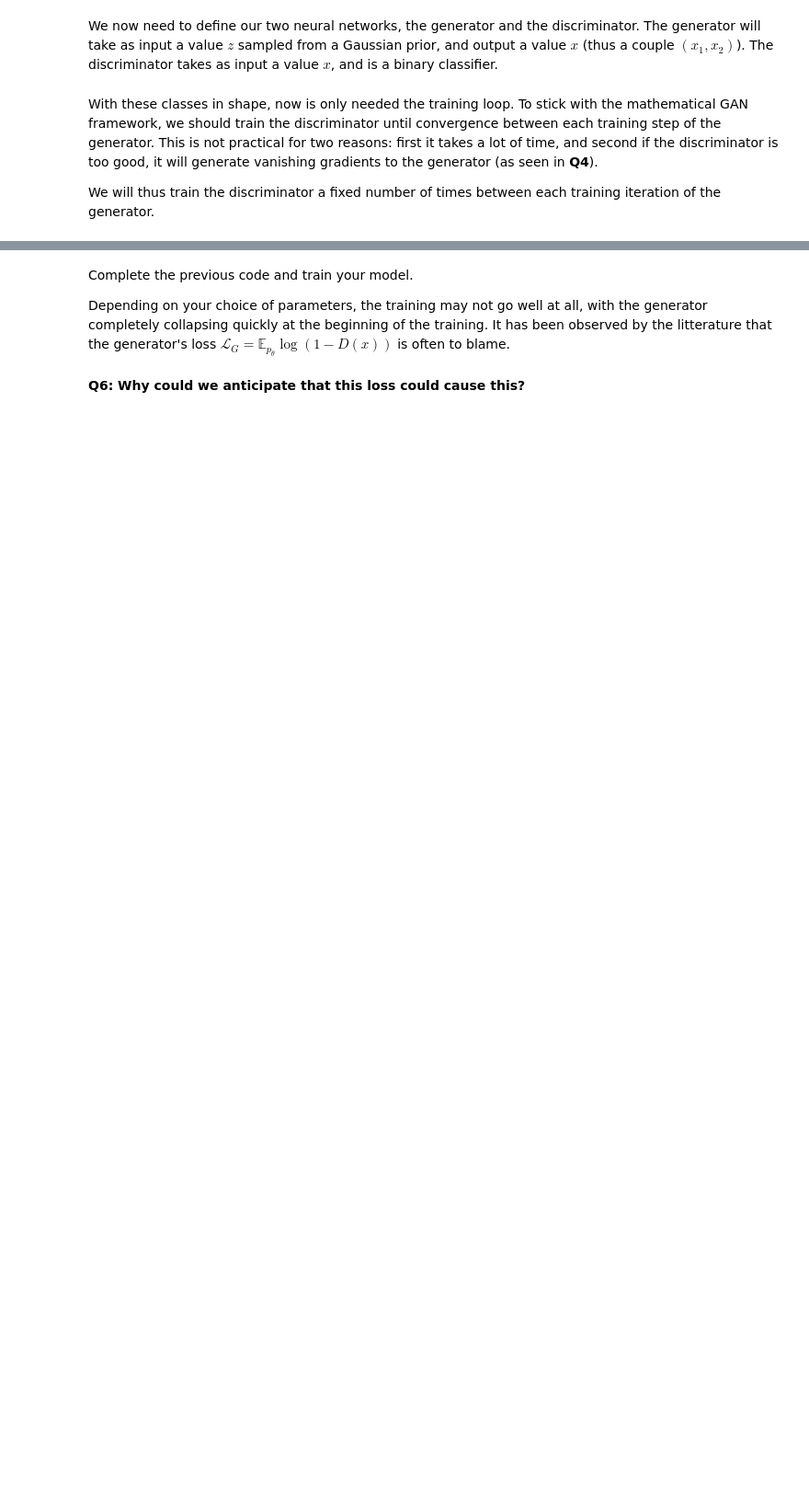
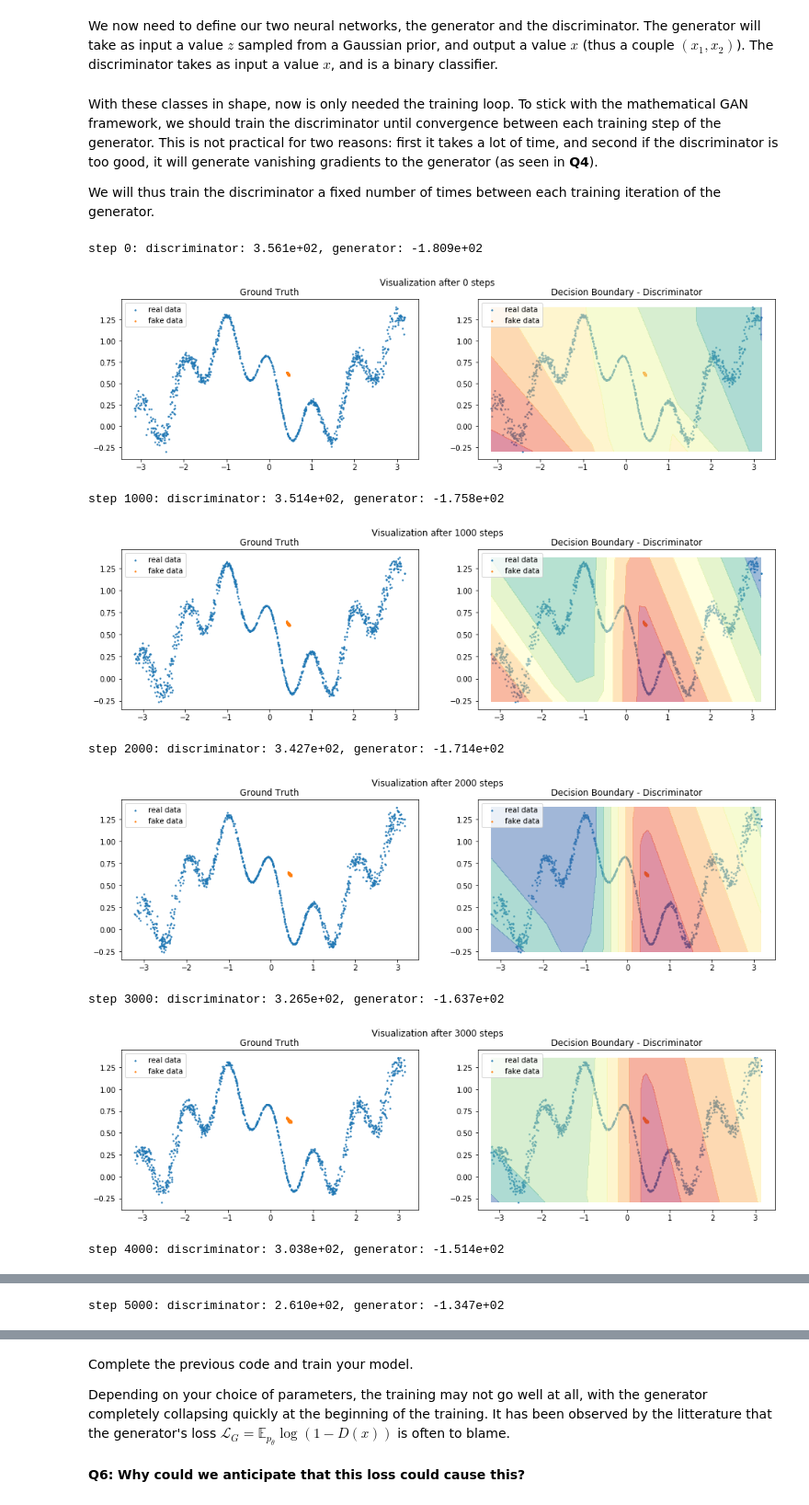
Before and after one commit to EmmanuelJhno/Advanced_Deep_Learning, a Jupyter notebook: Lab6/TP6_generative_models.ipynb, the cells around one changed output, grey strips where cells are left out. Shown at 92% size. Saved outputs shown, nothing was run; the diff lists cells and outputs as text; code cells hidden in the pictures; blank space fills up the shorter version.

```diff
--- a/Lab6/TP6_generative_models.ipynb
+++ b/Lab6/TP6_generative_models.ipynb
@@ -87,31 +93,2 @@ plt.show()
 # %% [markdown]
 We now need to define our two neural networks, the generator and the discriminator. The generator will take as input a value $z$ sampled from a Gaussian prior, and output a value $x$ (thus a couple $(x_1,x_2)$). The discriminator takes as input a value $x$, and is a binary classifier.
-# %%
-import torch.nn as nn
-import torch.nn.functional as F
-
-# Choose a value for the prior dimension
-PRIOR_N = 2
-
-# Define the generator
-class Generator(nn.Module):
-    def __init__(self):
-        super().__init__()
-        self.fc1 = nn.Linear(PRIOR_N, 2)
-
-    def __call__(self, z):
-        return self.fc1(z)
-
-    def generate(self, batchlen):
-        z = torch.normal(torch.zeros(batchlen, PRIOR_N), 1.0)
-        return self.__call__(z)
-
-
-# Define the discriminator
-class Discriminator(nn.Module):
-    def __init__(self):
-        super().__init__()
-        self.fc1 = nn.Linear(2, 1)
-
-    def __call__(self, x):
-        return self.fc1(x)
@@ -163,0 +269,12 @@ for i in range(N_ITER):
+# %%
+trainer()
+# %% [output]
+step 0: discriminator: 3.561e+02, generator: -1.809e+02
+[figure, added]
+step 1000: discriminator: 3.514e+02, generator: -1.758e+02
+[figure, added]
+step 2000: discriminator: 3.427e+02, generator: -1.714e+02
+[figure, added]
+step 3000: discriminator: 3.265e+02, generator: -1.637e+02
+[figure, added]
+step 4000: discriminator: 3.038e+02, generator: -1.514e+02
@@ -163,0 +282 @@ for i in range(N_ITER):
+step 5000: discriminator: 2.610e+02, generator: -1.347e+02
```
Also changed, not shown: parts of 31 cells of this notebook.
